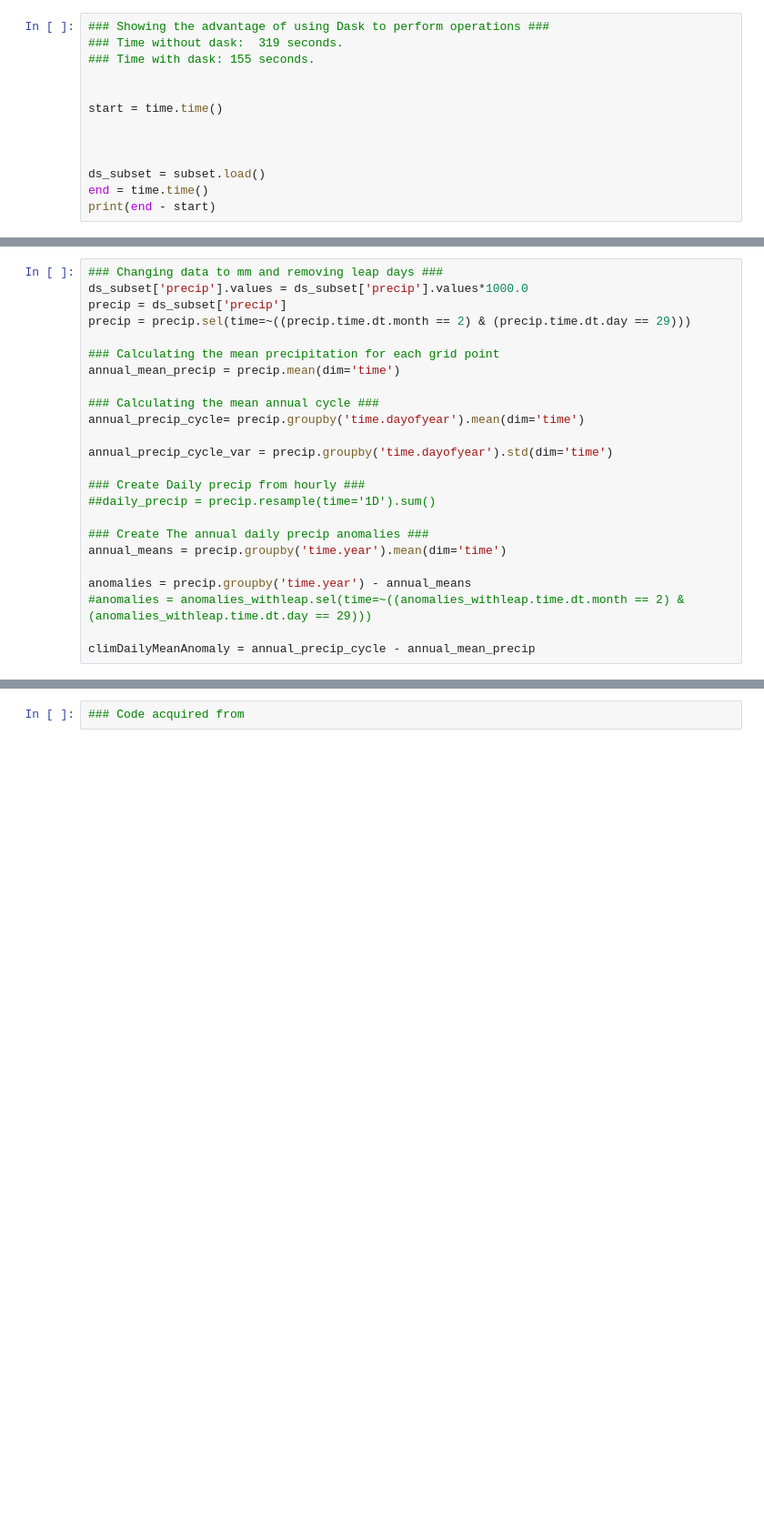
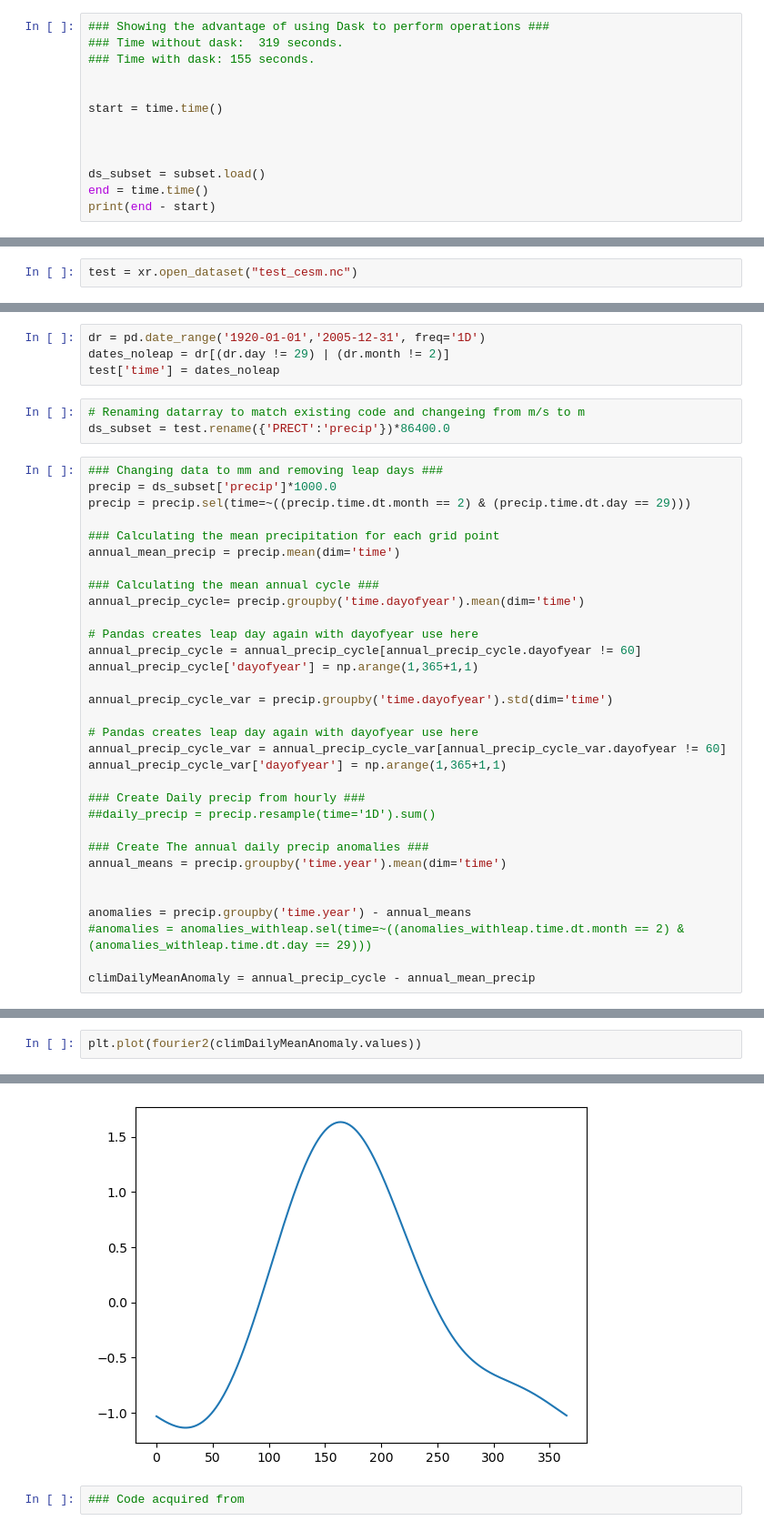
Before and after one commit to gbromley/PreSeason, a Jupyter notebook: Workflows/WetSeasonERA5.ipynb, the cells around one changed output, grey strips where cells are left out. Shown at 91% size. Drawn from its saved outputs; the diff is of its cells as text; blank space fills up the shorter version.

```diff
--- a/Workflows/WetSeasonERA5.ipynb
+++ b/Workflows/WetSeasonERA5.ipynb
@@ -156,0 +253,2 @@ ds_subset
+# %%
+test = xr.open_dataset("test_cesm.nc")
@@ -157,7 +278,13 @@ ds_subset
+# %%
+dr = pd.date_range('1920-01-01','2005-12-31', freq='1D')
+dates_noleap = dr[(dr.day != 29) | (dr.month != 2)]
+test['time'] = dates_noleap
+# %%
+# Renaming datarray to match existing code and changeing from m/s to m
+ds_subset = test.rename({'PRECT':'precip'})*86400.0
 # %%
 ### Changing data to mm and removing leap days ###
-ds_subset['precip'].values = ds_subset['precip'].values*1000.0
-precip = ds_subset['precip']
+precip = ds_subset['precip']*1000.0
 precip = precip.sel(time=~((precip.time.dt.month == 2) & (precip.time.dt.day == 29)))
 
 ### Calculating the mean precipitation for each grid point
@@ -166,7 +293,15 @@ annual_mean_precip = precip.mean(dim='time')
 ### Calculating the mean annual cycle ###
 annual_precip_cycle= precip.groupby('time.dayofyear').mean(dim='time')
 
+# Pandas creates leap day again with dayofyear use here
+annual_precip_cycle = annual_precip_cycle[annual_precip_cycle.dayofyear != 60]
+annual_precip_cycle['dayofyear'] = np.arange(1,365+1,1)
+
 annual_precip_cycle_var = precip.groupby('time.dayofyear').std(dim='time')
+
+# Pandas creates leap day again with dayofyear use here
+annual_precip_cycle_var = annual_precip_cycle_var[annual_precip_cycle_var.dayofyear != 60]
+annual_precip_cycle_var['dayofyear'] = np.arange(1,365+1,1)
 
 ### Create Daily precip from hourly ###
 ##daily_precip = precip.resample(time='1D').sum()
@@ -174,6 +309,7 @@ annual_precip_cycle_var = precip.groupby('time.dayofyear').std(dim='time')
 ### Create The annual daily precip anomalies ###
 annual_means = precip.groupby('time.year').mean(dim='time')
 
+
 anomalies = precip.groupby('time.year') - annual_means
 #anomalies = anomalies_withleap.sel(time=~((anomalies_withleap.time.dt.month == 2) & (anomalies_withleap.time.dt.day == 29)))
 
@@ -180,0 +325,3 @@ climDailyMeanAnomaly = annual_precip_cycle - annual_mean_precip
+# %%
+plt.plot(fourier2(climDailyMeanAnomaly.values))
+# %% [output]
@@ -181,3 +330,4 @@ climDailyMeanAnomaly = annual_precip_cycle - annual_mean_precip
+[figure, added]
 # %%
 ### Code acquired from
 # %%
```
Also changed, not shown: parts of 16 cells of this notebook, 3 other files.
